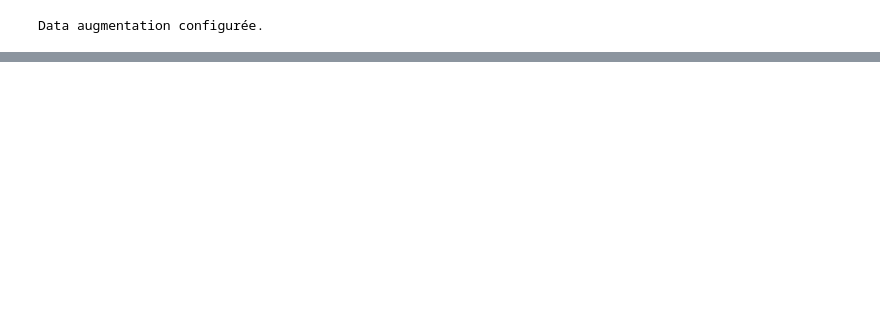
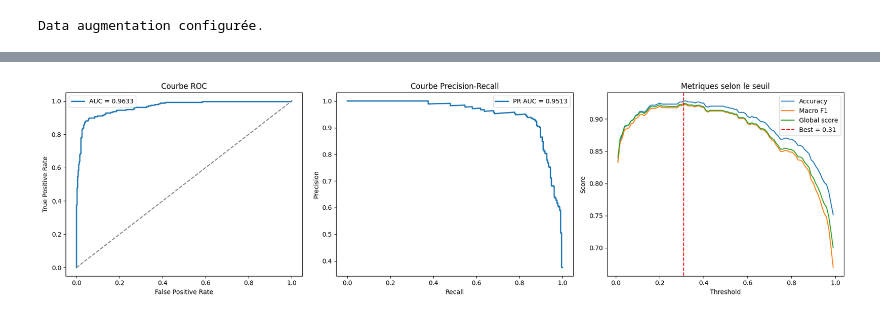
Before and after one commit to yanishmk/Pneumonia-AI-Screening, a Jupyter notebook: xray_pneumonia.ipynb, the cells around one changed output, grey strips where cells are left out. Drawn from its saved outputs; the diff is of its cells as text; code cells hidden in the pictures; blank space fills up the shorter version.

```diff
--- a/xray_pneumonia.ipynb
+++ b/xray_pneumonia.ipynb
@@ -826,3 +988,47 @@ Pneumonia (0)       0.94      0.94      0.94       390
+# %%
+# ==========================
+# VISU 2. ROC + PR + COURBE DES SEUILS
+# ==========================
+
+from sklearn.metrics import roc_curve, precision_recall_curve, auc
+
+fpr, tpr, _ = roc_curve(y_test, y_prob)
+precision_curve, recall_curve, _ = precision_recall_curve(y_test, y_prob)
+pr_auc = auc(recall_curve, precision_curve)
+
+thr_plot = threshold_df.sort_values("threshold")
+
+fig, axes = plt.subplots(1, 3, figsize=(18, 5))
+
+# ROC
+axes[0].plot(fpr, tpr, lw=2, label=f"AUC = {roc_auc_score(y_test, y_prob):.4f}")
+axes[0].plot([0, 1], [0, 1], "--", color="gray")
+axes[0].set_title("Courbe ROC")
+axes[0].set_xlabel("False Positive Rate")
+axes[0].set_ylabel("True Positive Rate")
+axes[0].legend()
+
+# Precision-Recall
+axes[1].plot(recall_curve, precision_curve, lw=2, label=f"PR AUC = {pr_auc:.4f}")
+axes[1].set_title("Courbe Precision-Recall")
+axes[1].set_xlabel("Recall")
+axes[1].set_ylabel("Precision")
+axes[1].legend()
+
+# Scores selon le seuil
+axes[2].plot(thr_plot["threshold"], thr_plot["accuracy"], label="Accuracy")
+axes[2].plot(thr_plot["threshold"], thr_plot["macro_f1"], label="Macro F1")
+axes[2].plot(thr_plot["threshold"], thr_plot["global_score"], label="Global score")
+axes[2].axvline(BEST_THRESHOLD_TEST, color="red", linestyle="--", label=f"Best = {BEST_THRESHOLD_TEST:.2f}")
+axes[2].set_title("Metriques selon le seuil")
+axes[2].set_xlabel("Threshold")
+axes[2].set_ylabel("Score")
+axes[2].legend()
+
+plt.tight_layout()
+plt.show()
+# %% [output]
+[figure, added]
 # %%
 # ==========================
 # 22. MATRICE DE CONFUSION
```
Also changed, not shown: parts of 28 cells of this notebook, 1 other file.
